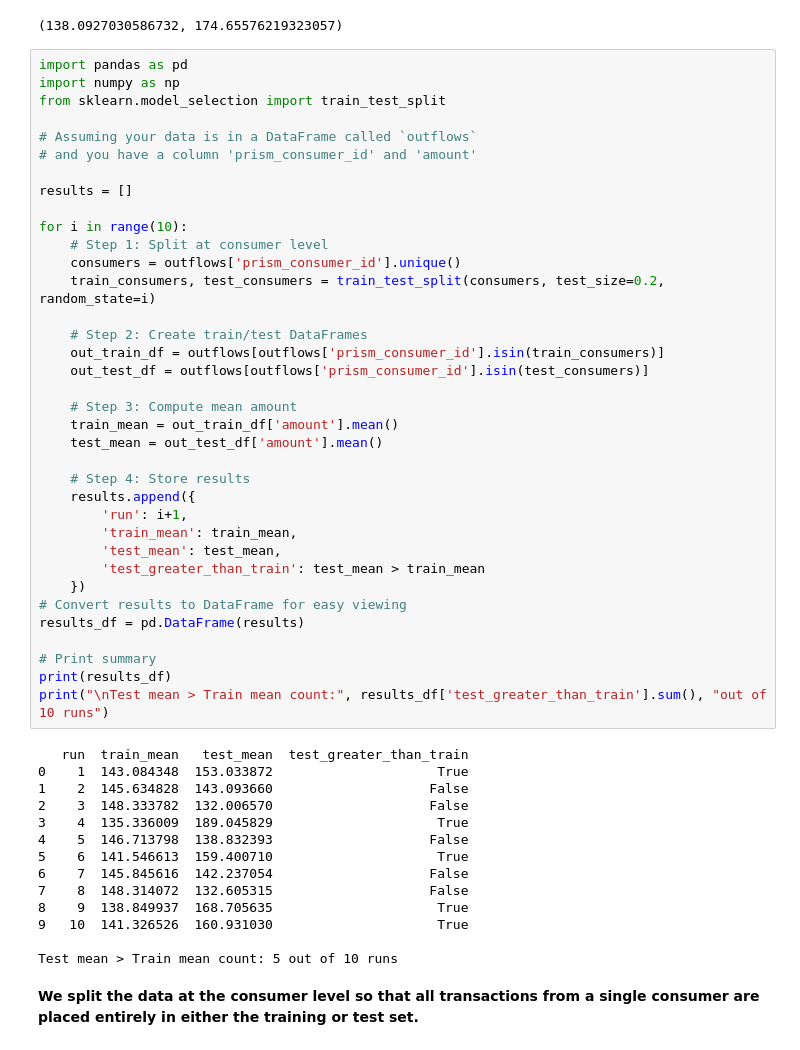
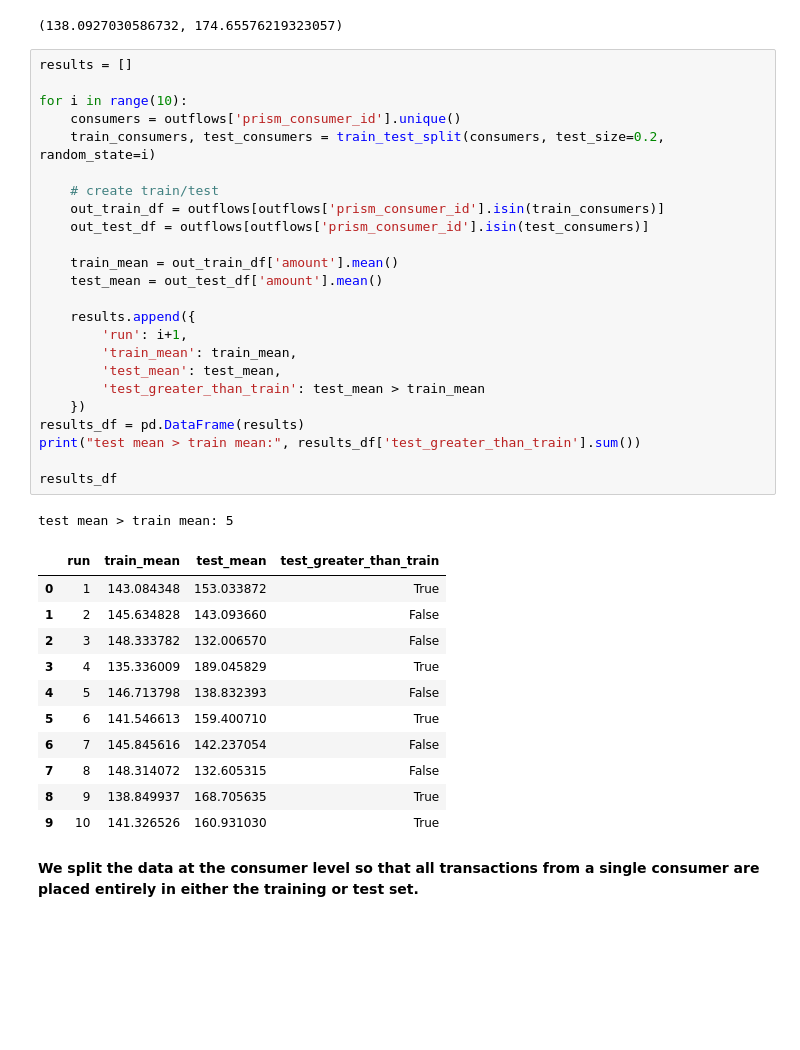
Before and after one commit to elliekwang/DSC180A_B01_2, a Jupyter notebook: HW(1).ipynb, the cells around one changed output. Cells and saved outputs as stored; diff of their text form; blank space fills up the shorter version.

```diff
--- a/HW(1).ipynb
+++ b/HW(1).ipynb
@@ -473,55 +473,42 @@ out_train_df['amount'].mean(), out_test_df['amount'].mean()
 # %% [output]
 (138.0927030586732, 174.65576219323057)
 # %%
-import pandas as pd
-import numpy as np
-from sklearn.model_selection import train_test_split
-
-# Assuming your data is in a DataFrame called `outflows`
-# and you have a column 'prism_consumer_id' and 'amount'
-
 results = []
 
 for i in range(10):
-    # Step 1: Split at consumer level
     consumers = outflows['prism_consumer_id'].unique()
     train_consumers, test_consumers = train_test_split(consumers, test_size=0.2, random_state=i)
 
-    # Step 2: Create train/test DataFrames
+    # create train/test
     out_train_df = outflows[outflows['prism_consumer_id'].isin(train_consumers)]
     out_test_df = outflows[outflows['prism_consumer_id'].isin(test_consumers)]
 
-    # Step 3: Compute mean amount
     train_mean = out_train_df['amount'].mean()
     test_mean = out_test_df['amount'].mean()
 
-    # Step 4: Store results
     results.append({
         'run': i+1,
         'train_mean': train_mean,
         'test_mean': test_mean,
         'test_greater_than_train': test_mean > train_mean
     })
-# Convert results to DataFrame for easy viewing
 results_df = pd.DataFrame(results)
+print("test mean > train mean:", results_df['test_greater_than_train'].sum())
 
-# Print summary
-print(results_df)
-print("\nTest mean > Train mean count:", results_df['test_greater_than_train'].sum(), "out of 10 runs")
+results_df
 # %% [output]
-   run  train_mean   test_mean  test_greater_than_train
-0    1  143.084348  153.033872                     True
-1    2  145.634828  143.093660                    False
-2    3  148.333782  132.006570                    False
-3    4  135.336009  189.045829                     True
-4    5  146.713798  138.832393                    False
-5    6  141.546613  159.400710                     True
-6    7  145.845616  142.237054                    False
-7    8  148.314072  132.605315                    False
-8    9  138.849937  168.705635                     True
-9   10  141.326526  160.931030                     True
-
-Test mean > Train mean count: 5 out of 10 runs
+test mean > train mean: 5
+|  | run | train_mean | test_mean | test_greater_than_train |
+| 0 | 1 | 143.084348 | 153.033872 | True |
+| 1 | 2 | 145.634828 | 143.093660 | False |
+| 2 | 3 | 148.333782 | 132.006570 | False |
+| 3 | 4 | 135.336009 | 189.045829 | True |
+| 4 | 5 | 146.713798 | 138.832393 | False |
+| 5 | 6 | 141.546613 | 159.400710 | True |
+| 6 | 7 | 145.845616 | 142.237054 | False |
+| 7 | 8 | 148.314072 | 132.605315 | False |
+| 8 | 9 | 138.849937 | 168.705635 | True |
+| 9 | 10 | 141.326526 | 160.931030 | True |
 # %% [markdown]
 **We split the data at the consumer level so that all transactions from a single consumer are placed entirely in either the training or test set.**
 # %% [markdown]
```
Also changed, not shown: parts of 12 cells of this notebook.
